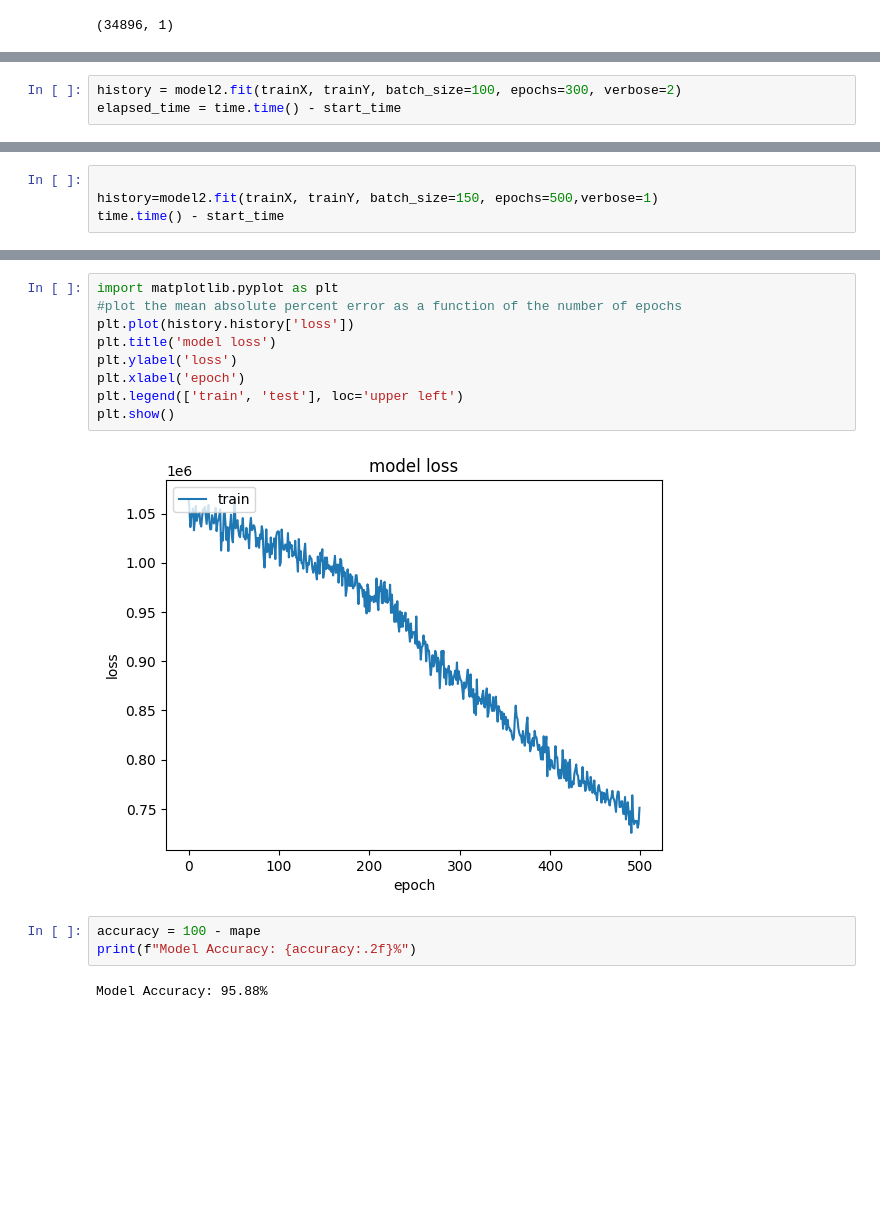
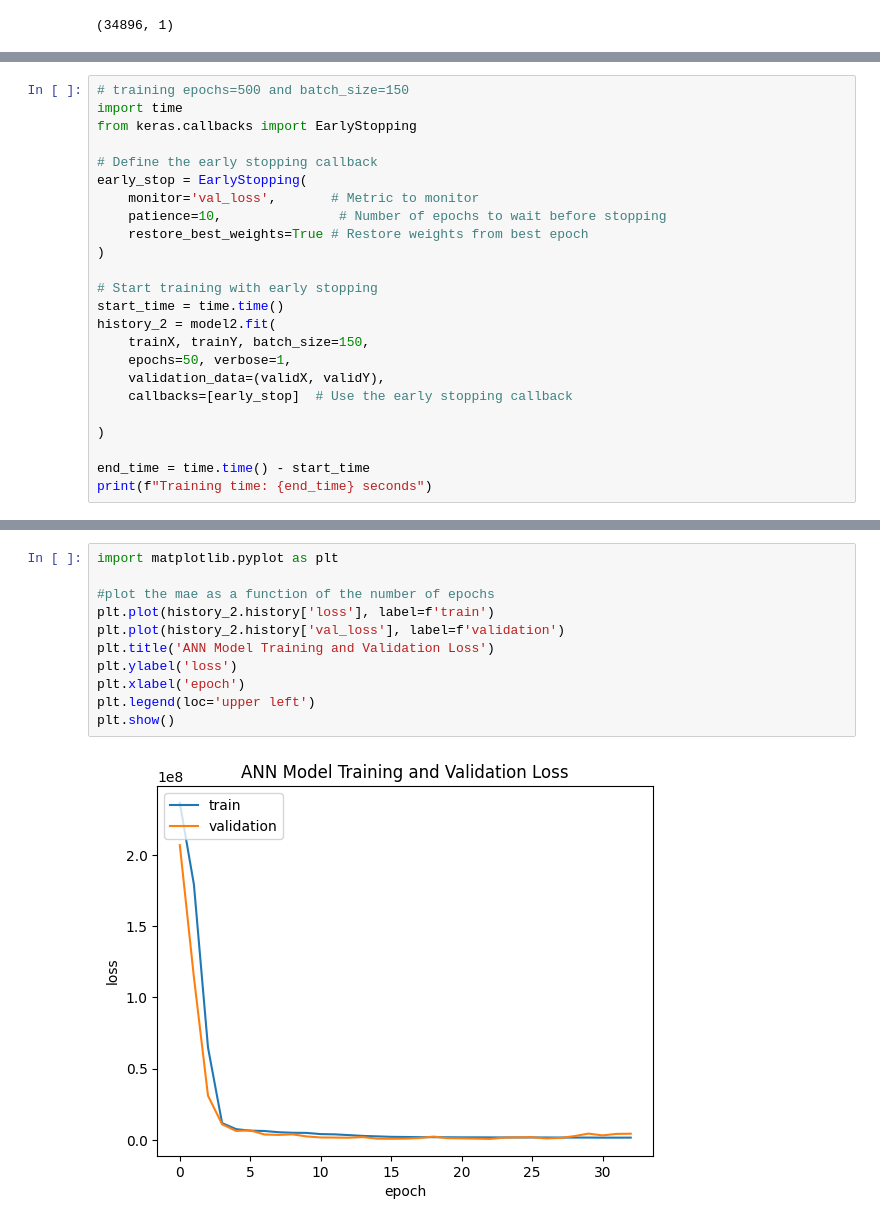
Before and after one commit to BrainsCorp/Electricity_Load_n_Price_Forecasting, a Jupyter notebook: notebooks/ANN.ipynb, the cells around one changed output, grey strips where cells are left out. Saved outputs shown, nothing was run; the diff lists cells and outputs as text; blank space fills up the shorter version.

```diff
--- a/notebooks/ANN.ipynb
+++ b/notebooks/ANN.ipynb
@@ -272,3 +282,0 @@ start_time = time.time()
-# %%
-history = model2.fit(trainX, trainY, batch_size=100, epochs=300, verbose=2)
-elapsed_time = time.time() - start_time
@@ -293,4 +282,0 @@ Epoch 300/300
-# %%
-
-history=model2.fit(trainX, trainY, batch_size=150, epochs=500,verbose=1)
-time.time() - start_time
@@ -347,0 +285,24 @@ print(mape)
+# %%
+# training epochs=500 and batch_size=150
+import time
+from keras.callbacks import EarlyStopping
+
+# Define the early stopping callback
+early_stop = EarlyStopping(
+    monitor='val_loss',       # Metric to monitor
+    patience=10,               # Number of epochs to wait before stopping
+    restore_best_weights=True # Restore weights from best epoch
+)
+
+# Start training with early stopping
+start_time = time.time()
+history_2 = model2.fit(
+    trainX, trainY, batch_size=150,
+    epochs=50, verbose=1,
+    validation_data=(validX, validY),
+    callbacks=[early_stop]  # Use the early stopping callback
+
+)
+
+end_time = time.time() - start_time
+print(f"Training time: {end_time} seconds")
@@ -348,16 +327,13 @@ print(mape)
 # %%
 import matplotlib.pyplot as plt
-#plot the mean absolute percent error as a function of the number of epochs
-plt.plot(history.history['loss'])
-plt.title('model loss')
+
+#plot the mae as a function of the number of epochs
+plt.plot(history_2.history['loss'], label=f'train')
+plt.plot(history_2.history['val_loss'], label=f'validation')
+plt.title('ANN Model Training and Validation Loss')
 plt.ylabel('loss')
 plt.xlabel('epoch')
-plt.legend(['train', 'test'], loc='upper left')
+plt.legend(loc='upper left')
 plt.show()
 # %% [output]
-[figure, old version]
+[figure, new version]
-# %%
-accuracy = 100 - mape
-print(f"Model Accuracy: {accuracy:.2f}%")
-# %% [output]
-Model Accuracy: 95.88%
```
Also changed, not shown: parts of 34 cells of this notebook, 2 other files.
